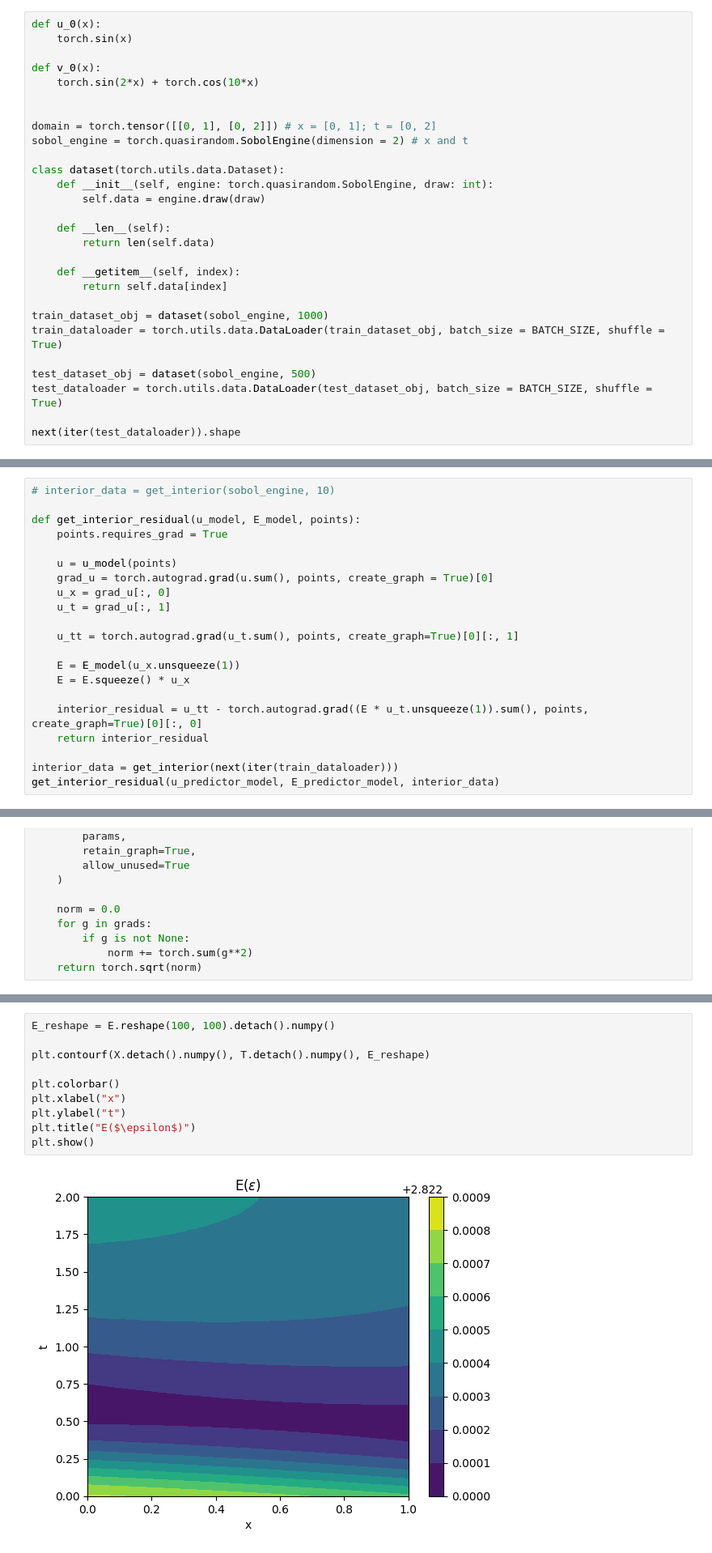
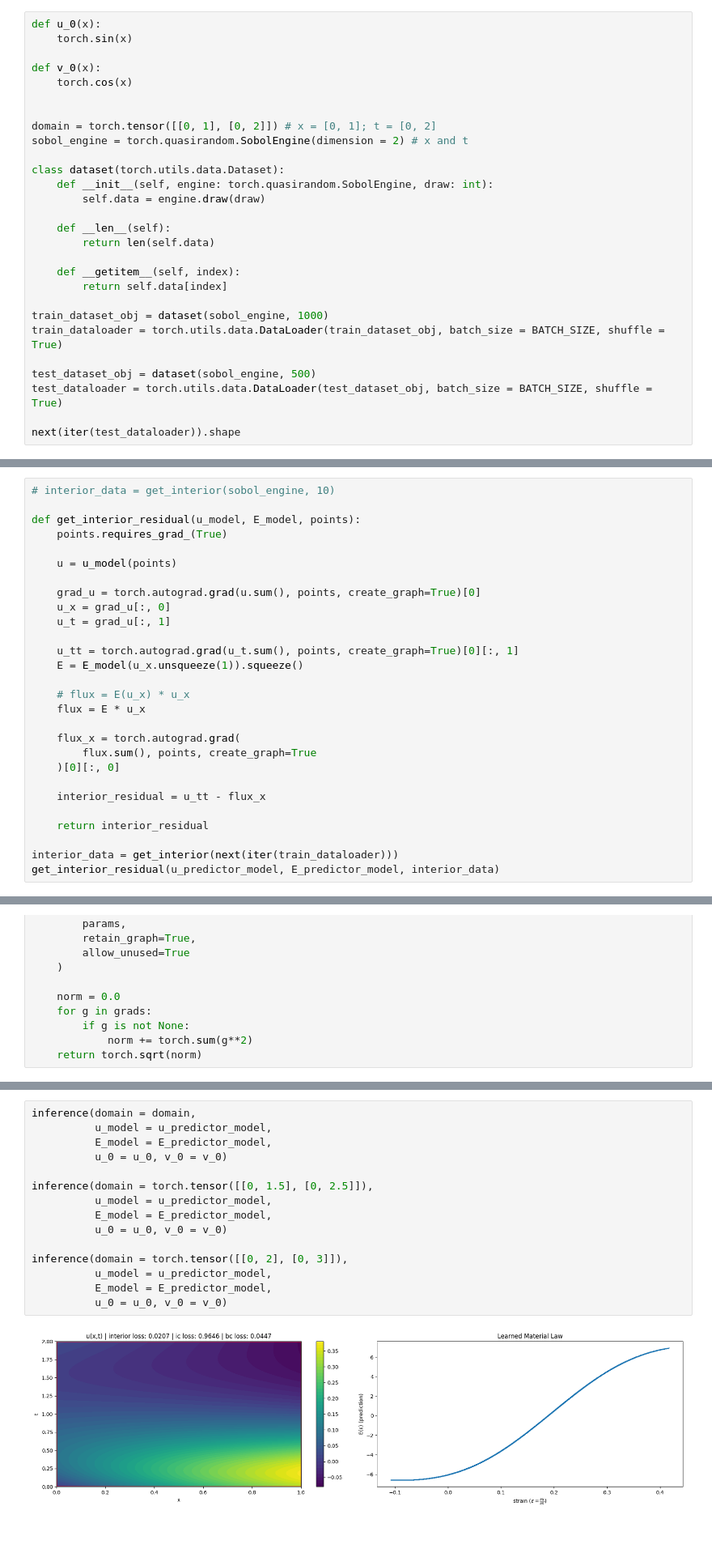
Before and after one commit to Mafaz03/Deep-Learning-in-Mechanics, a Jupyter notebook: Youngs_modulus.ipynb, the cells around one changed output, grey strips where cells are left out. Shown at 81% size. Saved outputs shown, nothing was run; the diff lists cells and outputs as text; blank space fills up the shorter version.

```diff
--- a/Youngs_modulus.ipynb
+++ b/Youngs_modulus.ipynb
@@ -58,7 +60,7 @@ def u_0(x):
     torch.sin(x)
 
 def v_0(x):
-    torch.sin(2*x) + torch.cos(10*x)
+    torch.cos(x)
 
 
 domain = torch.tensor([[0, 1], [0, 2]]) # x = [0, 1]; t = [0, 2]
@@ -161,19 +163,26 @@ E_predictor_model = NN(input_dim = 1, output_dim = 1, layers = 4, neurons = 20)
 # interior_data = get_interior(sobol_engine, 10)
 
 def get_interior_residual(u_model, E_model, points):
-    points.requires_grad = True
+    points.requires_grad_(True)
 
     u = u_model(points)
-    grad_u = torch.autograd.grad(u.sum(), points, create_graph = True)[0]
+
+    grad_u = torch.autograd.grad(u.sum(), points, create_graph=True)[0]
     u_x = grad_u[:, 0]
     u_t = grad_u[:, 1]
 
     u_tt = torch.autograd.grad(u_t.sum(), points, create_graph=True)[0][:, 1]
+    E = E_model(u_x.unsqueeze(1)).squeeze()
 
-    E = E_model(u_x.unsqueeze(1))
-    E = E.squeeze() * u_x
+    # flux = E(u_x) * u_x
+    flux = E * u_x
 
-    interior_residual = u_tt - torch.autograd.grad((E * u_t.unsqueeze(1)).sum(), points, create_graph=True)[0][:, 0]
+    flux_x = torch.autograd.grad(
+        flux.sum(), points, create_graph=True
+    )[0][:, 0]
+
+    interior_residual = u_tt - flux_x
+
     return interior_residual
 
 interior_data = get_interior(next(iter(train_dataloader)))
@@ -726,12 +821,17 @@ plt.show()
 # %%
-E_reshape = E.reshape(100, 100).detach().numpy()
+inference(domain = domain,
+          u_model = u_predictor_model,
+          E_model = E_predictor_model,
+          u_0 = u_0, v_0 = v_0)
 
-plt.contourf(X.detach().numpy(), T.detach().numpy(), E_reshape)
+inference(domain = torch.tensor([[0, 1.5], [0, 2.5]]),
+          u_model = u_predictor_model,
+          E_model = E_predictor_model,
+          u_0 = u_0, v_0 = v_0)
 
-plt.colorbar()
-plt.xlabel("x")
-plt.ylabel("t")
-plt.title("E($\epsilon$)")
-plt.show()
+inference(domain = torch.tensor([[0, 2], [0, 3]]),
+          u_model = u_predictor_model,
+          E_model = E_predictor_model,
+          u_0 = u_0, v_0 = v_0)
 # %% [output]
-[figure, old version]
+[figure, new version]
```
Also changed, not shown: parts of 15 cells of this notebook.
